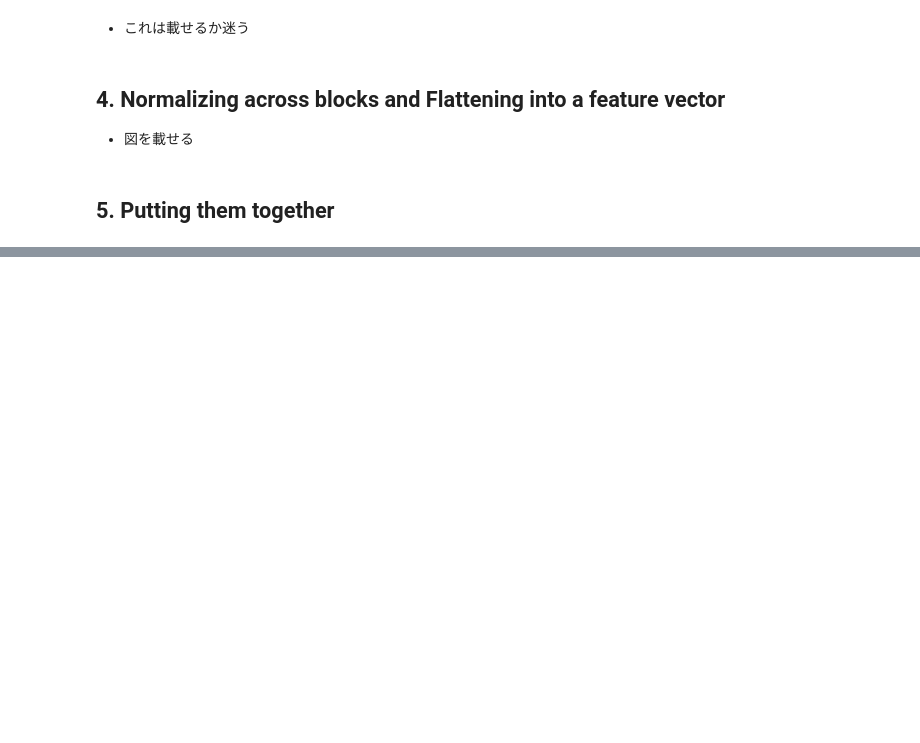
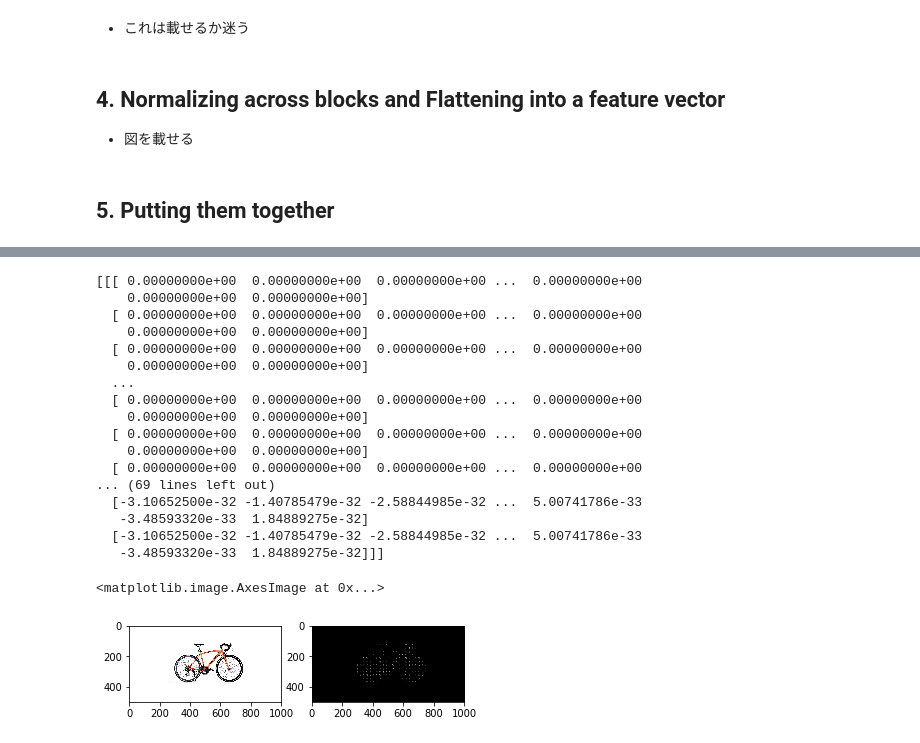
Before and after one commit to TenninYan/numpy-HOG, a Jupyter notebook: implement_hog.ipynb, the cells around one changed output, grey strips where cells are left out. Saved outputs shown, nothing was run; the diff lists cells and outputs as text; code cells hidden in the pictures; blank space fills up the shorter version.

```diff
--- a/implement_hog.ipynb
+++ b/implement_hog.ipynb
@@ -202,0 +268,31 @@ def calculate_hog(image, N_theta=9, N_p=5, N_c=3):
+# %%
+# Demonstartion
+image = imread("61A19zu3HlL._AC_SS500_SR1000,500_.jpg")
+#gray_image = rgb2gray(image)
+#plt.imshow(gray_image, cmap=plt.cm.gray)
+plt.figure()
+plt.subplot(1, 2, 1)
+plt.imshow(image)
+hog_feature, hog_image = hog(gray_image, visualise=True)
+plt.subplot(1, 2, 2)
+plt.imshow(hog_image, cmap=plt.cm.gray)
+# %% [output]
+[[[ 0.00000000e+00  0.00000000e+00  0.00000000e+00 ...  0.00000000e+00
+    0.00000000e+00  0.00000000e+00]
+  [ 0.00000000e+00  0.00000000e+00  0.00000000e+00 ...  0.00000000e+00
+    0.00000000e+00  0.00000000e+00]
+  [ 0.00000000e+00  0.00000000e+00  0.00000000e+00 ...  0.00000000e+00
+    0.00000000e+00  0.00000000e+00]
+  ...
+  [ 0.00000000e+00  0.00000000e+00  0.00000000e+00 ...  0.00000000e+00
+    0.00000000e+00  0.00000000e+00]
+  [ 0.00000000e+00  0.00000000e+00  0.00000000e+00 ...  0.00000000e+00
+    0.00000000e+00  0.00000000e+00]
+  [ 0.00000000e+00  0.00000000e+00  0.00000000e+00 ...  0.00000000e+00
+... (69 lines left out)
+  [-3.10652500e-32 -1.40785479e-32 -2.58844985e-32 ...  5.00741786e-33
+   -3.48593320e-33  1.84889275e-32]
+  [-3.10652500e-32 -1.40785479e-32 -2.58844985e-32 ...  5.00741786e-33
+   -3.48593320e-33  1.84889275e-32]]]
+<matplotlib.image.AxesImage at 0x...>
+[figure, added]
```
Also changed, not shown: parts of 7 cells of this notebook.
